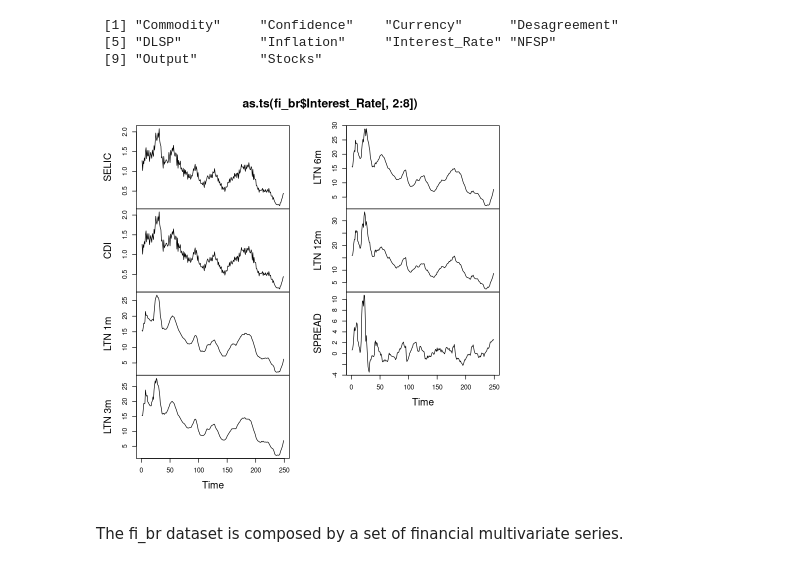
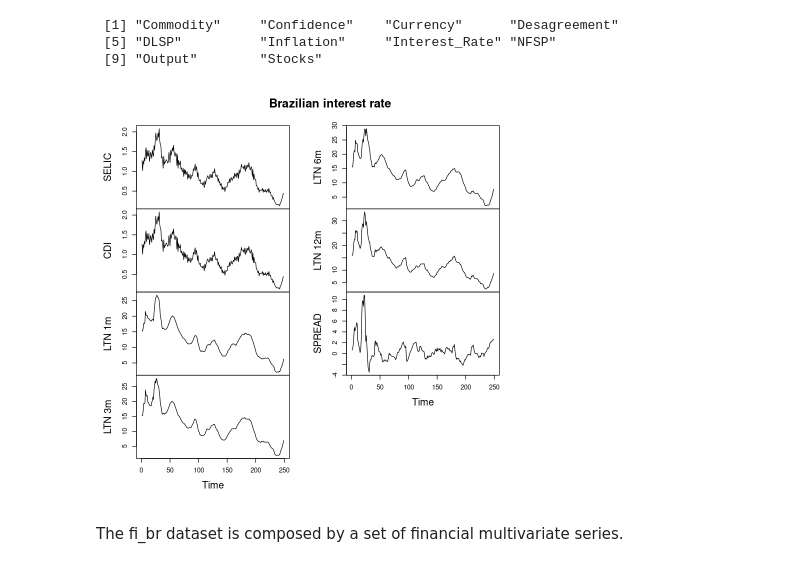
Before and after one commit to janiosl/rDS, a Jupyter notebook: cefet/dal_event_datasets.ipynb, the cells around one changed output. Cells and saved outputs as stored; diff of their text form; code cells hidden in the pictures.

```diff
--- a/cefet/dal_event_datasets.ipynb
+++ b/cefet/dal_event_datasets.ipynb
@@ -39,9 +39,10 @@ names(fi_br)
  [9] "Output"        "Stocks"
 # %%
 #Plotting a multivariate time series
-plot(as.ts(fi_br$Interest_Rate[,2:8]))
+plot(as.ts(fi_br$Interest_Rate[,2:8]),
+    main="Brazilian interest rate")
 # %% [output]
-[figure, old version]
+[figure, new version]
 # %% [markdown]
 The fi_br dataset is composed by a set of financial multivariate series.
 # %%
```
